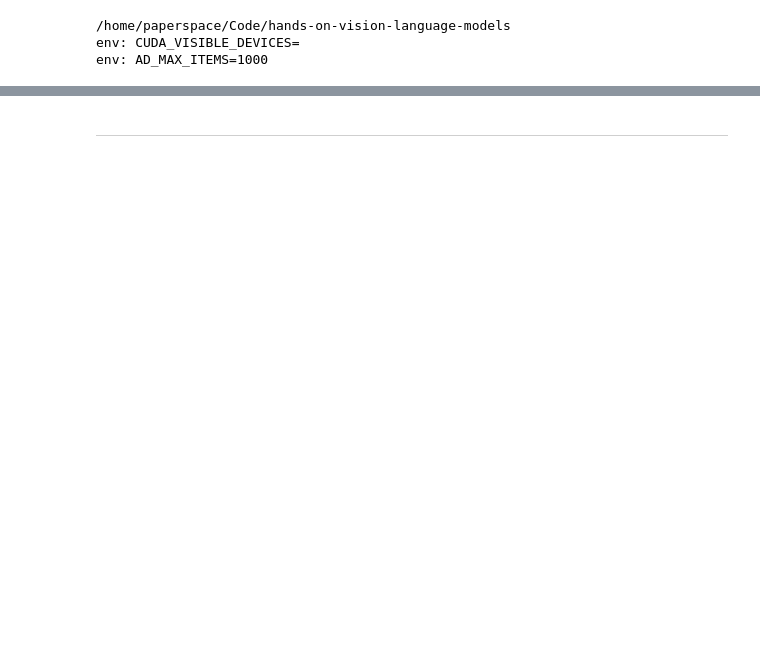
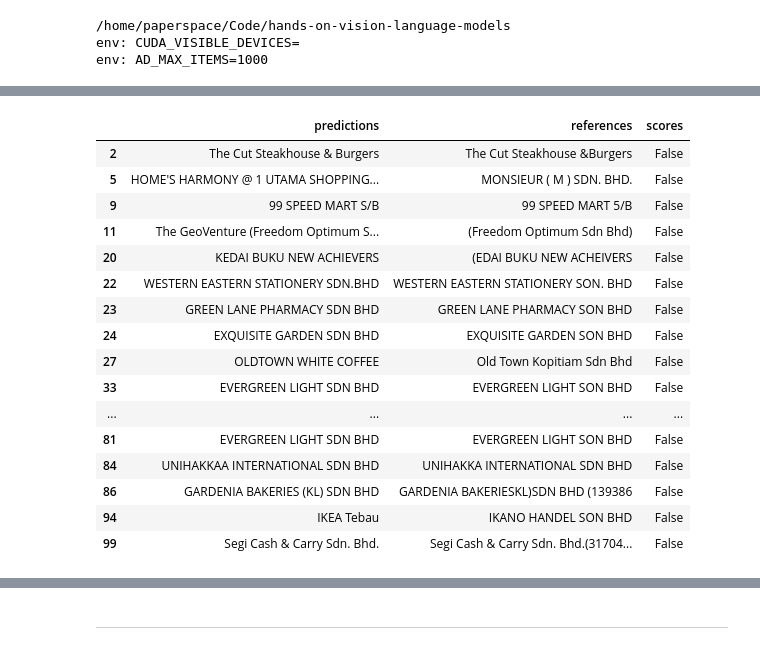
Before and after one commit to NanoNets/hands-on-vision-language-models, a Jupyter notebook: nbs/CORD.ipynb, the cells around one changed output, grey strips where cells are left out. Cells and saved outputs as stored; diff of their text form; code cells hidden in the pictures; blank space fills up the shorter version.

```diff
--- a/nbs/CORD.ipynb
+++ b/nbs/CORD.ipynb
@@ -19,0 +96,2 @@ from vlm.data.cord import evaluate_cord
+# %%
+cache = sroie_results.fetch2(key='cache')
@@ -19,0 +114,20 @@ from vlm.data.cord import evaluate_cord
+# %%
+cache.Qwen2.cache.COMPANY.query('scores == False')
+# %% [output]
+|  | predictions | references | scores |
+| 2 | The Cut Steakhouse & Burgers | The Cut Steakhouse &Burgers | False |
+| 5 | HOME'S HARMONY @ 1 UTAMA SHOPPING... | MONSIEUR ( M ) SDN. BHD. | False |
+| 9 | 99 SPEED MART S/B | 99 SPEED MART 5/B | False |
+| 11 | The GeoVenture (Freedom Optimum S... | (Freedom Optimum Sdn Bhd) | False |
+| 20 | KEDAI BUKU NEW ACHIEVERS | (EDAI BUKU NEW ACHEIVERS | False |
+| 22 | WESTERN EASTERN STATIONERY SDN.BHD | WESTERN EASTERN STATIONERY SON. BHD | False |
+| 23 | GREEN LANE PHARMACY SDN BHD | GREEN LANE PHARMACY SON BHD | False |
+| 24 | EXQUISITE GARDEN SDN BHD | EXQUISITE GARDEN SON BHD | False |
+| 27 | OLDTOWN WHITE COFFEE | Old Town Kopitiam Sdn Bhd | False |
+| 33 | EVERGREEN LIGHT SDN BHD | EVERGREEN LIGHT SON BHD | False |
+| ... | ... | ... | ... |
+| 81 | EVERGREEN LIGHT SDN BHD | EVERGREEN LIGHT SON BHD | False |
+| 84 | UNIHAKKAA INTERNATIONAL SDN BHD | UNIHAKKA INTERNATIONAL SDN BHD | False |
+| 86 | GARDENIA BAKERIES (KL) SDN BHD | GARDENIA BAKERIESKL)SDN BHD (139386 | False |
+| 94 | IKEA Tebau | IKANO HANDEL SON BHD | False |
+| 99 | Segi Cash & Carry Sdn. Bhd. | Segi Cash & Carry Sdn. Bhd.(31704... | False |
```
Also changed, not shown: parts of 18 cells of this notebook, 13 other files.
